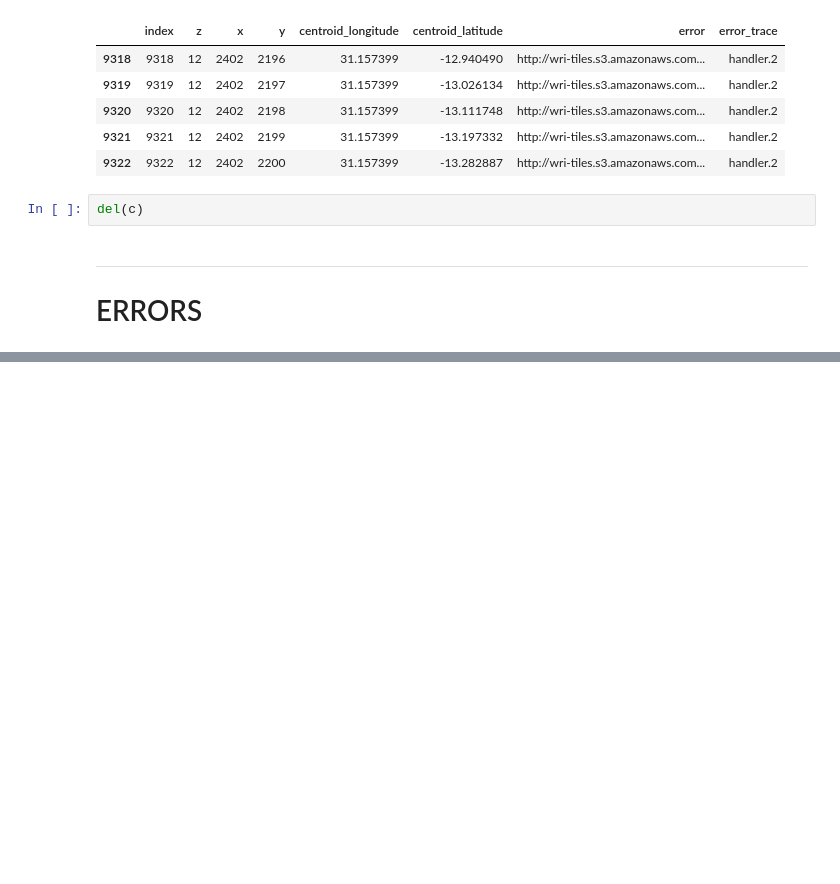
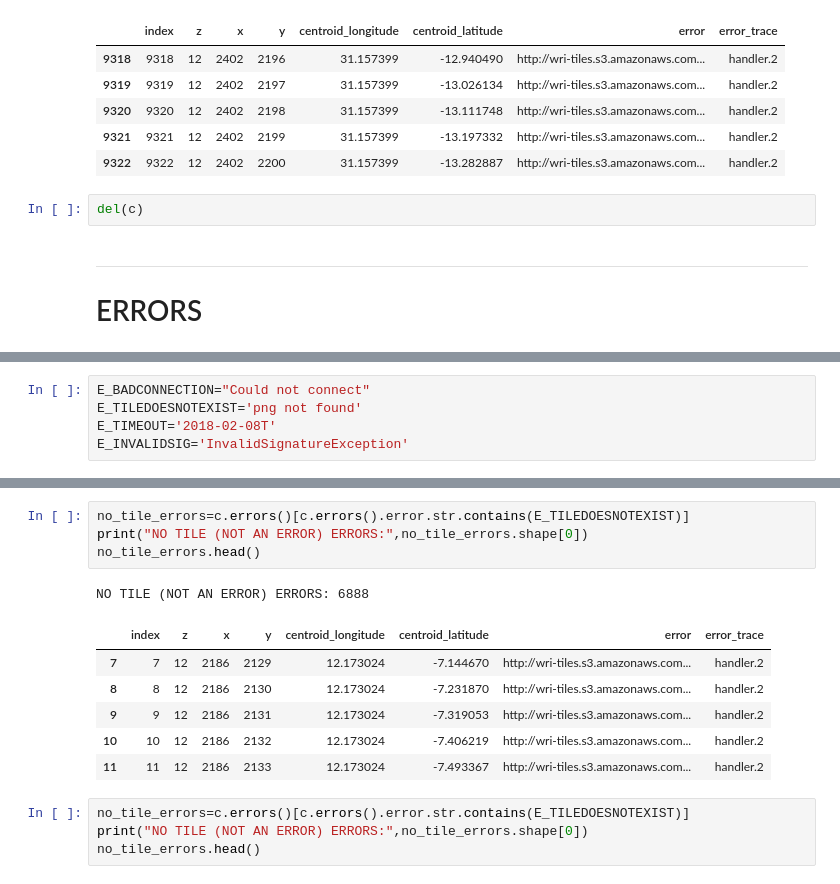
Before and after one commit to neerjad/glad_clusters, a Jupyter notebook: nb_archive/ClusterServiceRun-DRC.ipynb, the cells around one changed output, grey strips where cells are left out. Saved outputs shown, nothing was run; the diff lists cells and outputs as text; blank space fills up the shorter version.

Commit message:
nb_archive: DRC-Run -- WITH ERRORS

```diff
--- a/nb_archive/ClusterServiceRun-DRC.ipynb
+++ b/nb_archive/ClusterServiceRun-DRC.ipynb
@@ -116,0 +127,5 @@ c.dataframe().sample(5)
+# %%
+E_BADCONNECTION="Could not connect"
+E_TILEDOESNOTEXIST='png not found'
+E_TIMEOUT='2018-02-08T'
+E_INVALIDSIG='InvalidSignatureException'
@@ -116,0 +144,16 @@ c.dataframe().sample(5)
+# %%
+no_tile_errors=c.errors()[c.errors().error.str.contains(E_TILEDOESNOTEXIST)]
+print("NO TILE (NOT AN ERROR) ERRORS:",no_tile_errors.shape[0])
+no_tile_errors.head()
+# %% [output]
+NO TILE (NOT AN ERROR) ERRORS: 6888
+|  | index | z | x | y | centroid_longitude | centroid_latitude | error | error_trace |
+| 7 | 7 | 12 | 2186 | 2129 | 12.173024 | -7.144670 | http://wri-tiles.s3.amazonaws.com... | handler.2 |
+| 8 | 8 | 12 | 2186 | 2130 | 12.173024 | -7.231870 | http://wri-tiles.s3.amazonaws.com... | handler.2 |
+| 9 | 9 | 12 | 2186 | 2131 | 12.173024 | -7.319053 | http://wri-tiles.s3.amazonaws.com... | handler.2 |
+| 10 | 10 | 12 | 2186 | 2132 | 12.173024 | -7.406219 | http://wri-tiles.s3.amazonaws.com... | handler.2 |
+| 11 | 11 | 12 | 2186 | 2133 | 12.173024 | -7.493367 | http://wri-tiles.s3.amazonaws.com... | handler.2 |
+# %%
+no_tile_errors=c.errors()[c.errors().error.str.contains(E_TILEDOESNOTEXIST)]
+print("NO TILE (NOT AN ERROR) ERRORS:",no_tile_errors.shape[0])
+no_tile_errors.head()
```
Also changed, not shown: parts of 12 cells of this notebook.
